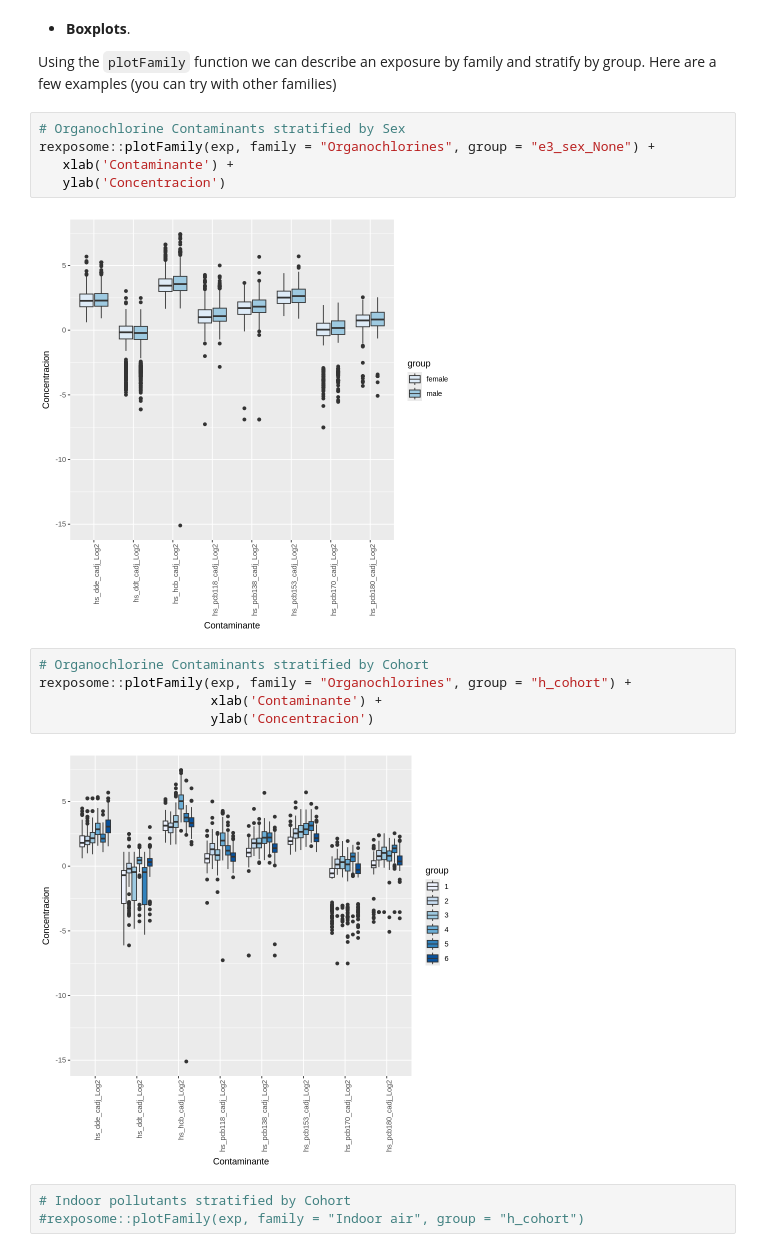
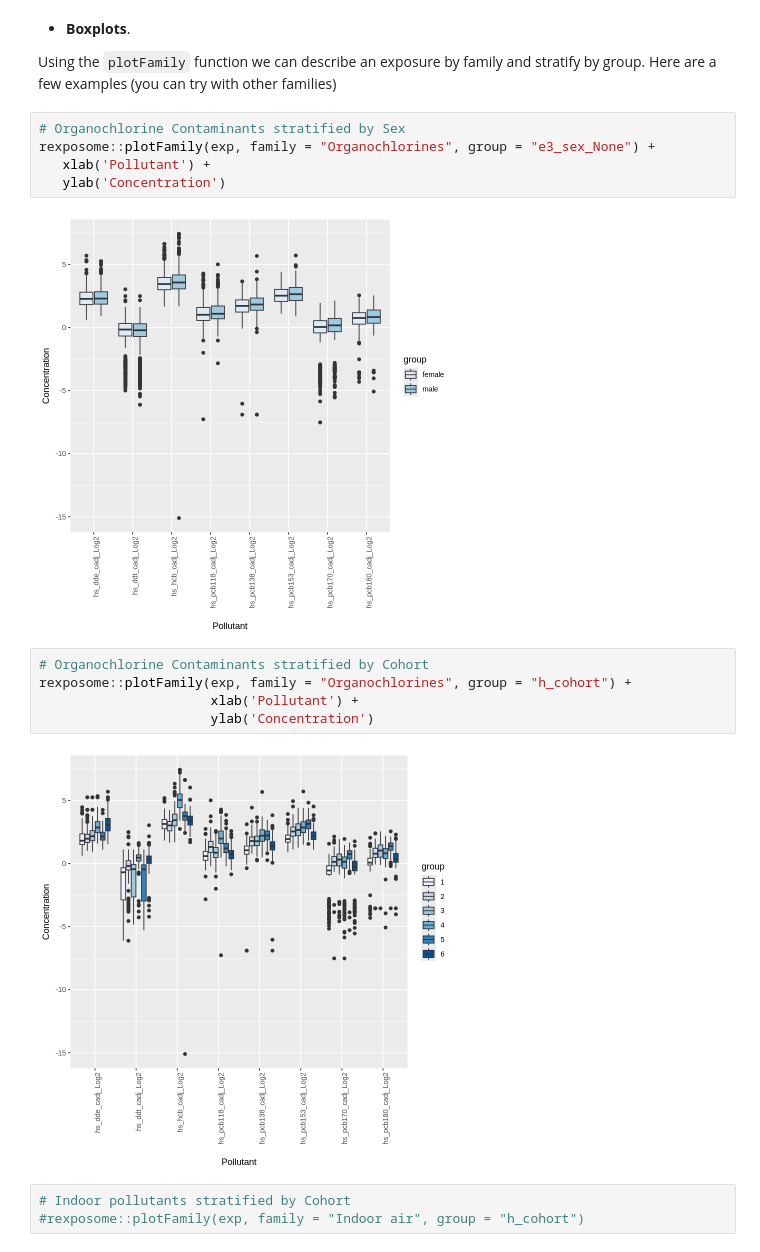
Before and after one commit to AugustoAnguita/ATHLETE.ExposomeAnalysis.Tutorial, a Jupyter notebook: exposome_tutorial.ipynb, the cells around one changed output. Drawn from its saved outputs; the diff is of its cells as text.

```diff
--- a/exposome_tutorial.ipynb
+++ b/exposome_tutorial.ipynb
@@ -758,17 +746,17 @@ Using the `plotFamily` function we can describe an exposure by family and strati
 # %%
 # Organochlorine Contaminants stratified by Sex
 rexposome::plotFamily(exp, family = "Organochlorines", group = "e3_sex_None") +
-   xlab('Contaminante') +
-   ylab('Concentracion')
+   xlab('Pollutant') +
+   ylab('Concentration')
 # %% [output]
-[figure, old version]
+[figure, new version]
 # %%
 # Organochlorine Contaminants stratified by Cohort
 rexposome::plotFamily(exp, family = "Organochlorines", group = "h_cohort") +
-                      xlab('Contaminante') +
-                      ylab('Concentracion')
+                      xlab('Pollutant') +
+                      ylab('Concentration')
 # %% [output]
-[figure, old version]
+[figure, new version]
 # %%
 # Indoor pollutants stratified by Cohort
 #rexposome::plotFamily(exp, family = "Indoor air", group = "h_cohort")
```
Also changed, not shown: parts of 34 cells of this notebook.
